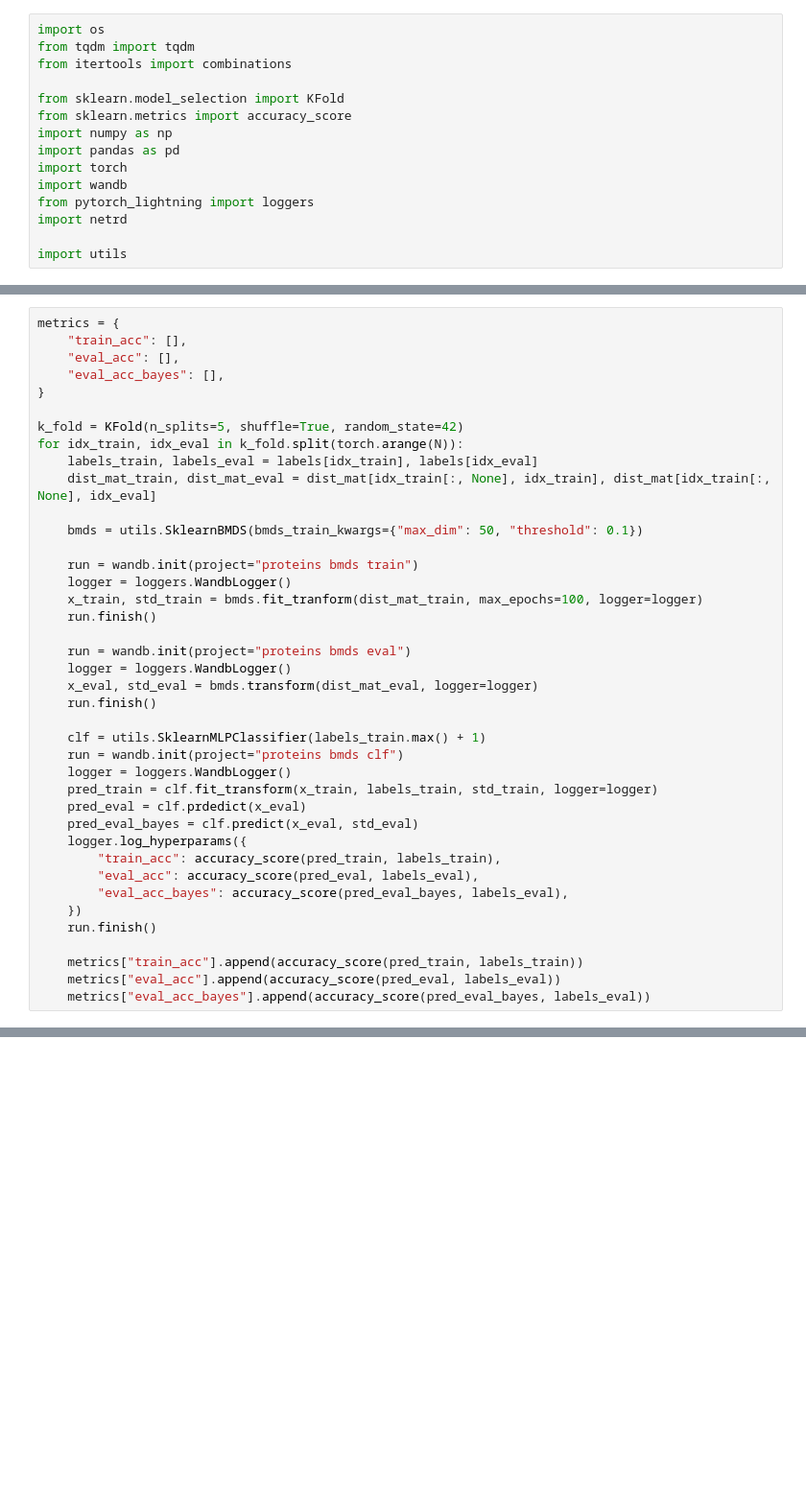
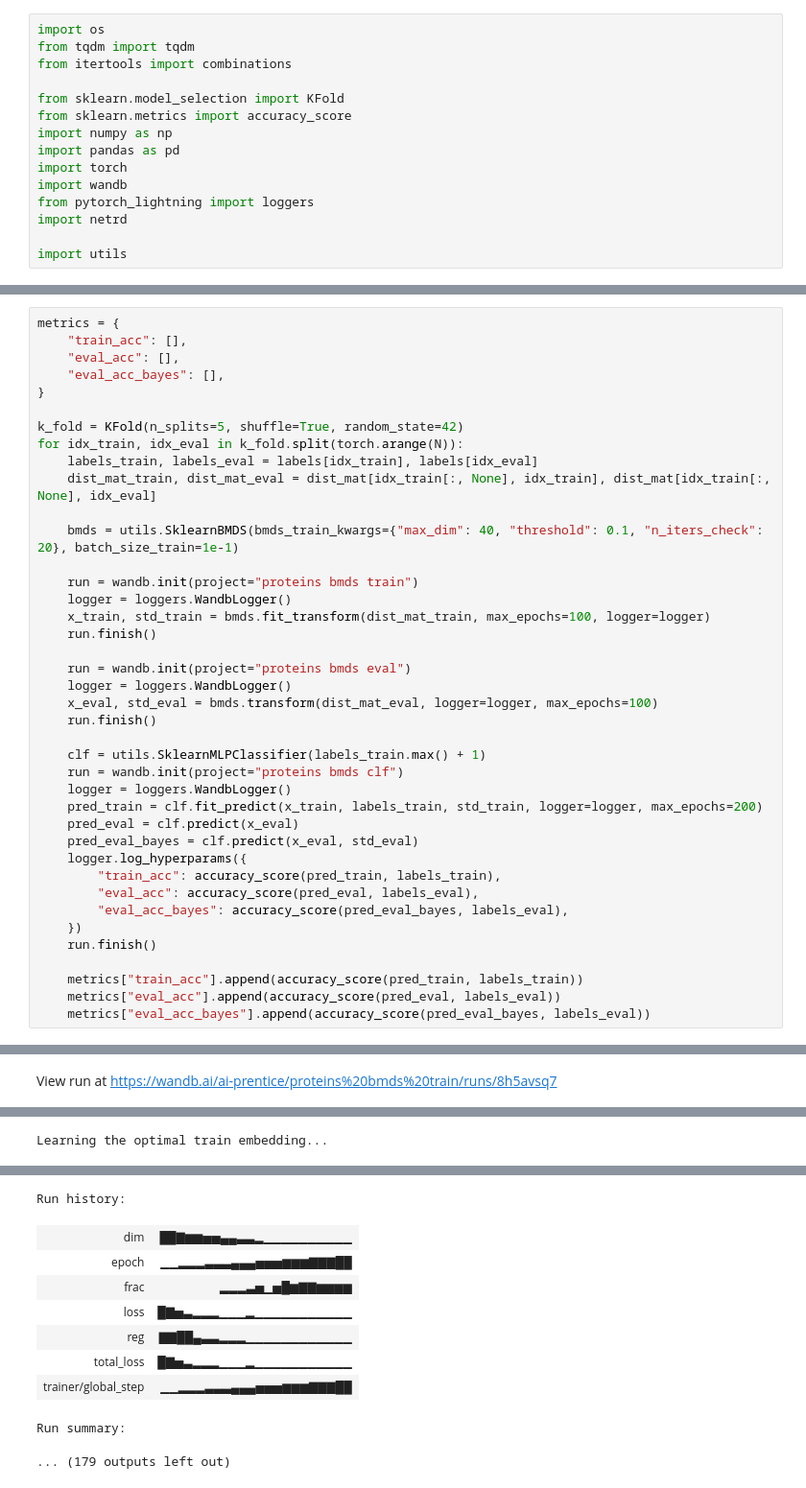
Before and after one commit to antoniibelyshev/BMDS, a Jupyter notebook: proteins.ipynb, the cells around one changed output, grey strips where cells are left out. Shown at 96% size. Cells and saved outputs as stored; diff of their text form; blank space fills up the shorter version.

```diff
--- a/proteins.ipynb
+++ b/proteins.ipynb
@@ -45,23 +43,23 @@ for idx_train, idx_eval in k_fold.split(torch.arange(N)):
     labels_train, labels_eval = labels[idx_train], labels[idx_eval]
     dist_mat_train, dist_mat_eval = dist_mat[idx_train[:, None], idx_train], dist_mat[idx_train[:, None], idx_eval]
 
-    bmds = utils.SklearnBMDS(bmds_train_kwargs={"max_dim": 50, "threshold": 0.1})
+    bmds = utils.SklearnBMDS(bmds_train_kwargs={"max_dim": 40, "threshold": 0.1, "n_iters_check": 20}, batch_size_train=1e-1)
 
     run = wandb.init(project="proteins bmds train")
     logger = loggers.WandbLogger()
-    x_train, std_train = bmds.fit_tranform(dist_mat_train, max_epochs=100, logger=logger)
+    x_train, std_train = bmds.fit_transform(dist_mat_train, max_epochs=100, logger=logger)
     run.finish()
 
     run = wandb.init(project="proteins bmds eval")
     logger = loggers.WandbLogger()
-    x_eval, std_eval = bmds.transform(dist_mat_eval, logger=logger)
+    x_eval, std_eval = bmds.transform(dist_mat_eval, logger=logger, max_epochs=100)
     run.finish()
 
     clf = utils.SklearnMLPClassifier(labels_train.max() + 1)
     run = wandb.init(project="proteins bmds clf")
     logger = loggers.WandbLogger()
-    pred_train = clf.fit_transform(x_train, labels_train, std_train, logger=logger)
-    pred_eval = clf.prdedict(x_eval)
+    pred_train = clf.fit_predict(x_train, labels_train, std_train, logger=logger, max_epochs=200)
+    pred_eval = clf.predict(x_eval)
     pred_eval_bayes = clf.predict(x_eval, std_eval)
     logger.log_hyperparams({
         "train_acc": accuracy_score(pred_train, labels_train),
@@ -73,3 +71,4 @@ for idx_train, idx_eval in k_fold.split(torch.arange(N)):
     metrics["train_acc"].append(accuracy_score(pred_train, labels_train))
     metrics["eval_acc"].append(accuracy_score(pred_eval, labels_eval))
     metrics["eval_acc_bayes"].append(accuracy_score(pred_eval_bayes, labels_eval))
+# %% [output]
@@ -75,0 +81 @@ for idx_train, idx_eval in k_fold.split(torch.arange(N)):
+View run at https://wandb.ai/ai-prentice/proteins%20bmds%20train/runs/8h5avsq7
@@ -75,0 +95 @@ for idx_train, idx_eval in k_fold.split(torch.arange(N)):
+Learning the optimal train embedding...
@@ -76,3 +97,13 @@ for idx_train, idx_eval in k_fold.split(torch.arange(N)):
+Run history:
+| dim | ██▇▆▆▅▅▄▄▃▃▂▁▁▁▁▁▁▁▁▁▁ |
+| epoch | ▁▁▂▂▂▃▃▃▄▄▄▅▅▅▆▆▆▇▇▇██ |
+| frac | ▂▂▂▃▅▁▅█▆▇▇▆▆▆▆ |
+| loss | █▇▅▃▂▂▂▁▁▁▂▁▁▁▁▁▁▁▁▁▁▁ |
+| reg | ▇▇██▄▃▃▂▂▂▁▁▁▁▁▁▁▁▁▁▁▁ |
+| total_loss | █▇▅▃▂▂▂▁▁▁▂▁▁▁▁▁▁▁▁▁▁▁ |
+| trainer/global_step | ▁▁▂▂▂▃▃▃▄▄▄▅▅▅▆▆▆▇▇▇██ |
+Run summary:
+... (179 outputs left out)
 # %%
 metrics_df = pd.DataFrame(metrics)
 metrics_df
```
Also changed, not shown: parts of 4 cells of this notebook, 3 other files.
